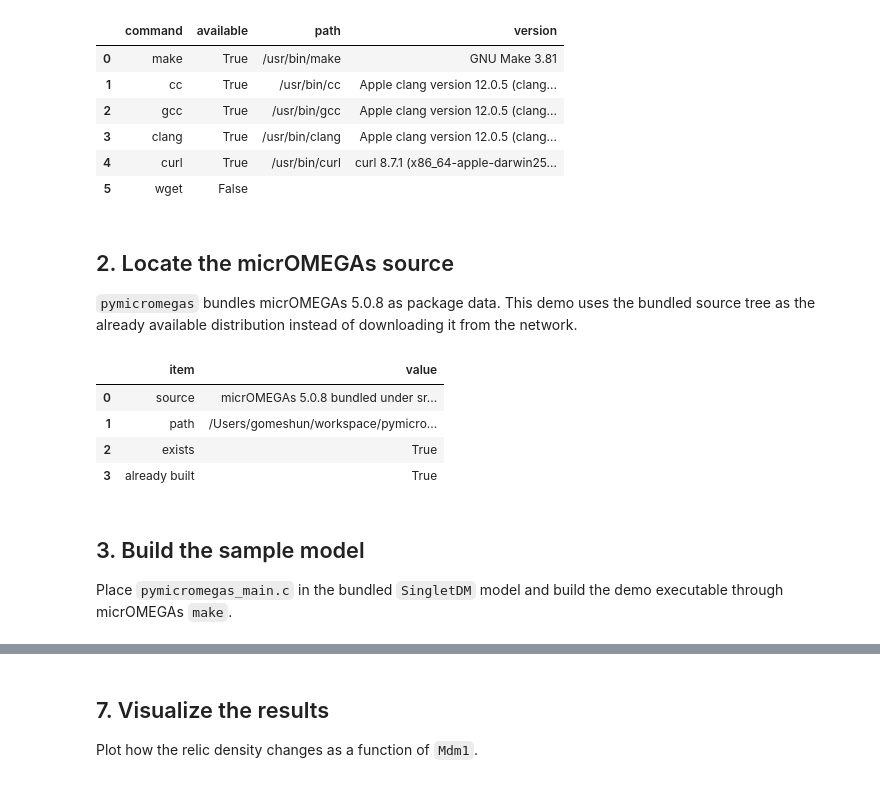
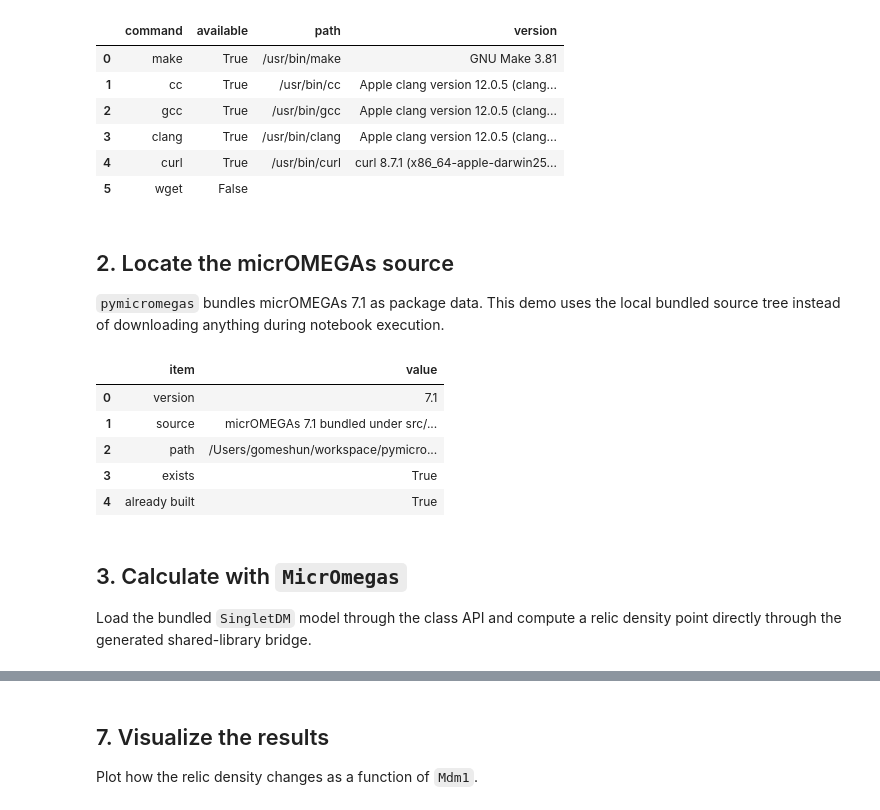
Before and after one commit to gomeshun/pymicromegas, a Jupyter notebook: notebooks/micromegas_demo.ipynb, the cells around one changed output, grey strips where cells are left out. Cells and saved outputs as stored; diff of their text form; code cells hidden in the pictures.

```diff
--- a/notebooks/micromegas_demo.ipynb
+++ b/notebooks/micromegas_demo.ipynb
@@ -87,38 +87,47 @@ display(pd.DataFrame(tool_rows))
 # %% [markdown]
 ## 2. Locate the micrOMEGAs source
 
-`pymicromegas` bundles micrOMEGAs 5.0.8 as package data. This demo uses the bundled source tree as the already available distribution instead of downloading it from the network.
+`pymicromegas` bundles micrOMEGAs 7.1 as package data. This demo uses the local bundled source tree instead of downloading anything during notebook execution.
 # %%
-from pymicromegas import MicrOmegas, Project, PyMicrOmegas
+import importlib
 
-OFFICIAL_SOURCE_NOTE = (
-    "micrOMEGAs 5.0.8 bundled under src/pymicromegas/micromegas_5.0.8"
-)
+import pymicromegas.pymicromegas as pm_core
+
+pm_core = importlib.reload(pm_core)
+MICROMEGAS_DIR = pm_core.MICROMEGAS_DIR
+MICROMEGAS_VERSION = pm_core.MICROMEGAS_VERSION
+MicrOmegas = pm_core.MicrOmegas
+Project = pm_core.Project
+PyMicrOmegas = pm_core.PyMicrOmegas
+
 interface = PyMicrOmegas()
-micromegas_dir = Path(interface.path).resolve()
+micromegas_dir = Path(MICROMEGAS_DIR).resolve()
+source_note = f"micrOMEGAs {MICROMEGAS_VERSION} bundled under {micromegas_dir.relative_to(REPO_ROOT)}"
 
 source_df = pd.DataFrame(
     [
-        {"item": "source", "value": OFFICIAL_SOURCE_NOTE},
+        {"item": "version", "value": MICROMEGAS_VERSION},
+        {"item": "source", "value": source_note},
         {"item": "path", "value": str(micromegas_dir)},
         {"item": "exists", "value": micromegas_dir.is_dir()},
         {"item": "already built", "value": interface.is_micromegas_built()},
     ]
 )
 
 display(source_df)
 if not micromegas_dir.is_dir():
     raise FileNotFoundError(f"micrOMEGAs source tree is missing: {micromegas_dir}")
 # %% [output]
 |  | item | value |
-| 0 | source | micrOMEGAs 5.0.8 bundled under sr... |
-| 1 | path | /Users/gomeshun/workspace/pymicro... |
-| 2 | exists | True |
-| 3 | already built | True |
+| 0 | version | 7.1 |
+| 1 | source | micrOMEGAs 7.1 bundled under src/... |
+| 2 | path | /Users/gomeshun/workspace/pymicro... |
+| 3 | exists | True |
+| 4 | already built | True |
 # %% [markdown]
-## 3. Build the sample model
+## 3. Calculate with `MicrOmegas`
 
-Place `pymicromegas_main.c` in the bundled `SingletDM` model and build the demo executable through micrOMEGAs `make`.
+Load the bundled `SingletDM` model through the class API and compute a relic density point directly through the generated shared-library bridge.
 # %%
 MODEL_NAME = "SingletDM"
 PARAMETERS = {
```
Also changed, not shown: parts of 8 cells of this notebook, 9 other files.
